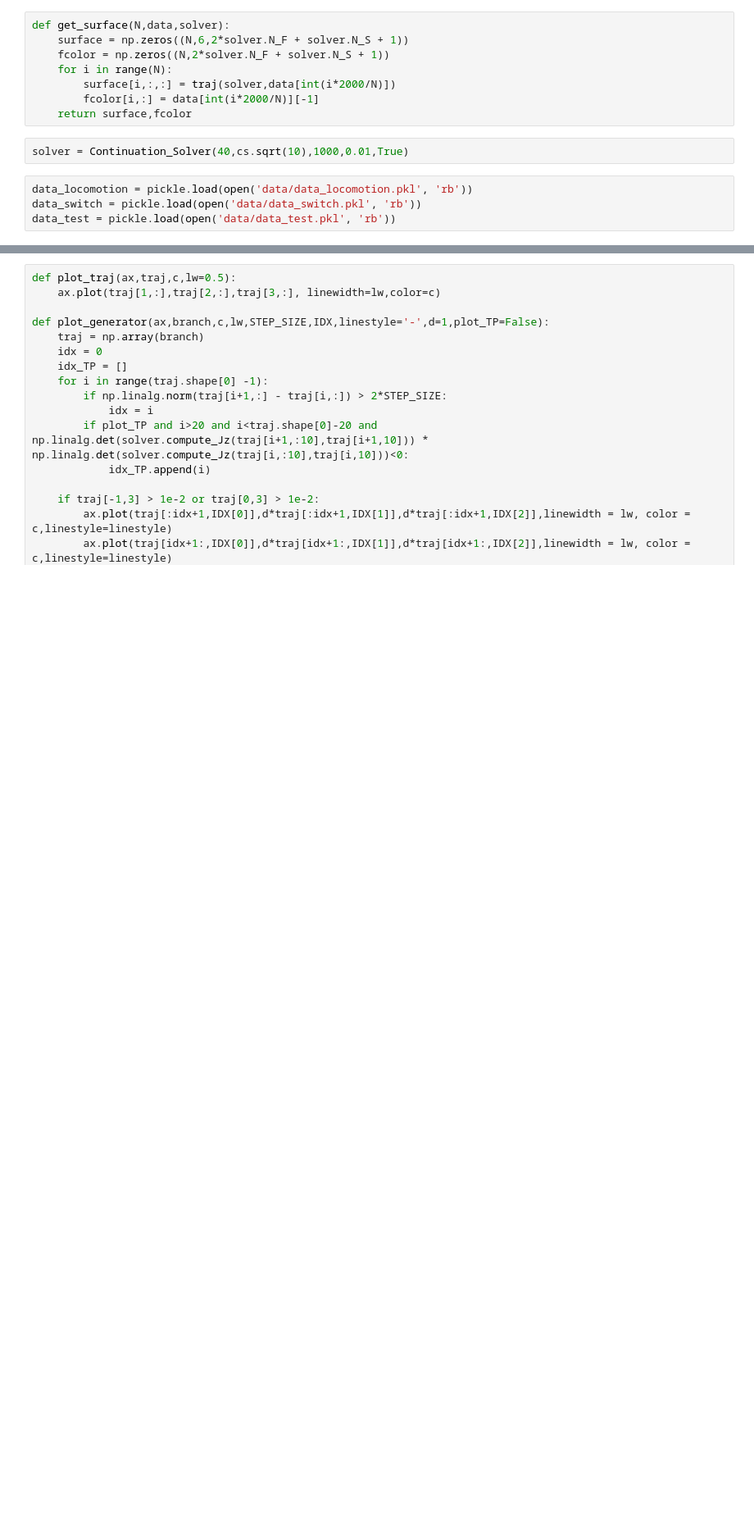
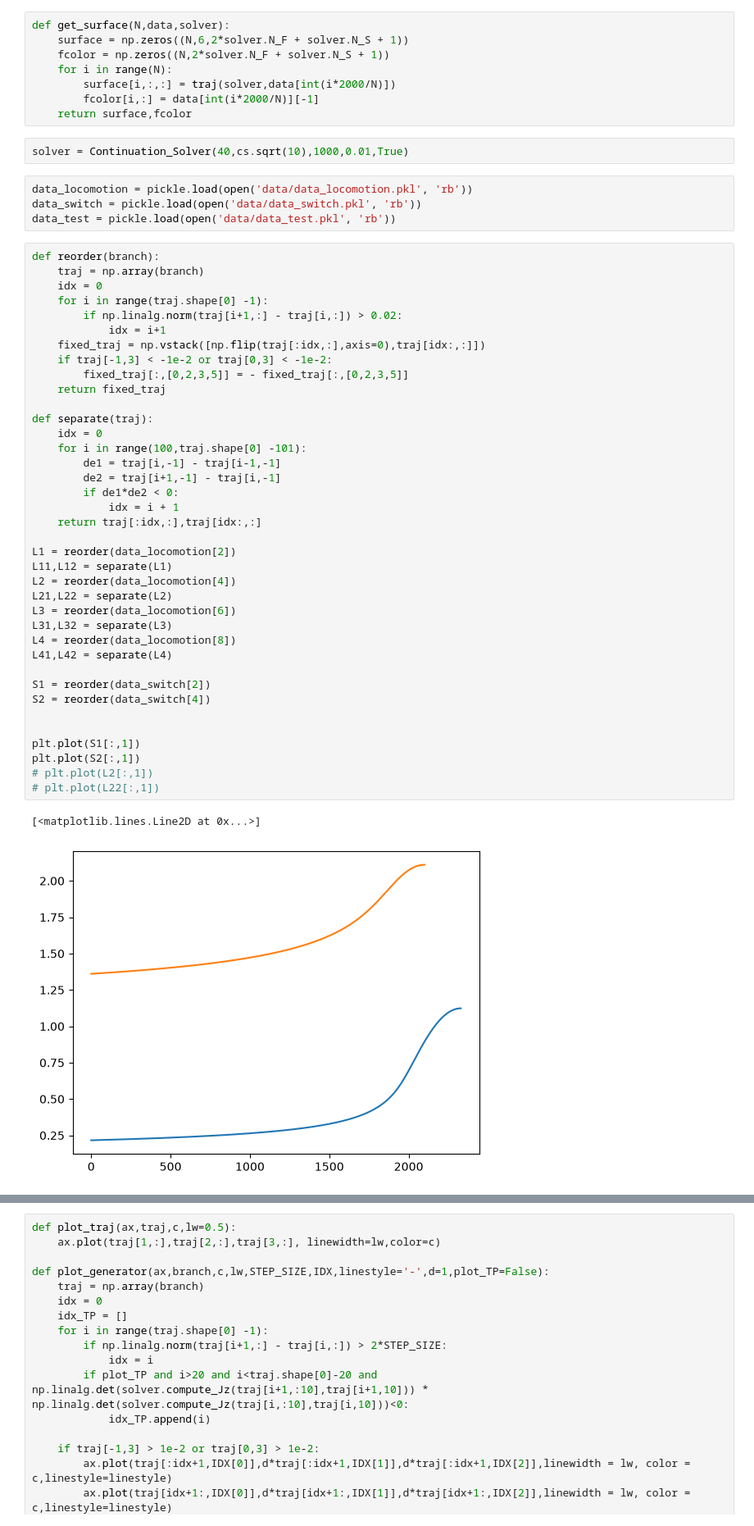
Before and after one commit to GLembrez/NMM-hopper, a Jupyter notebook: rendering.ipynb, the cells around one changed output, grey strips where cells are left out. Shown at 82% size. Cells and saved outputs as stored; diff of their text form; blank space fills up the shorter version.

```diff
--- a/rendering.ipynb
+++ b/rendering.ipynb
@@ -86,4 +104,45 @@ solver = Continuation_Solver(40,cs.sqrt(10),1000,0.01,True)
 data_locomotion = pickle.load(open('data/data_locomotion.pkl', 'rb'))
 data_switch = pickle.load(open('data/data_switch.pkl', 'rb'))
 data_test = pickle.load(open('data/data_test.pkl', 'rb'))
+# %%
+def reorder(branch):
+    traj = np.array(branch)
+    idx = 0
+    for i in range(traj.shape[0] -1):
+        if np.linalg.norm(traj[i+1,:] - traj[i,:]) > 0.02:
+            idx = i+1
+    fixed_traj = np.vstack([np.flip(traj[:idx,:],axis=0),traj[idx:,:]])
+    if traj[-1,3] < -1e-2 or traj[0,3] < -1e-2:
+        fixed_traj[:,[0,2,3,5]] = - fixed_traj[:,[0,2,3,5]]
+    return fixed_traj
+
+def separate(traj):
+    idx = 0
+    for i in range(100,traj.shape[0] -101):
+        de1 = traj[i,-1] - traj[i-1,-1]
+        de2 = traj[i+1,-1] - traj[i,-1]
+        if de1*de2 < 0:
+            idx = i + 1
+    return traj[:idx,:],traj[idx:,:]
+
+L1 = reorder(data_locomotion[2])
+L11,L12 = separate(L1)
+L2 = reorder(data_locomotion[4])
+L21,L22 = separate(L2)
+L3 = reorder(data_locomotion[6])
+L31,L32 = separate(L3)
+L4 = reorder(data_locomotion[8])
+L41,L42 = separate(L4)
+
+S1 = reorder(data_switch[2])
+S2 = reorder(data_switch[4])
+
+
+plt.plot(S1[:,1])
+plt.plot(S2[:,1])
+# plt.plot(L2[:,1])
+# plt.plot(L22[:,1])
+# %% [output]
+[<matplotlib.lines.Line2D at 0x...>]
+[figure, added]
 # %%
```
Also changed, not shown: parts of 9 cells of this notebook, 3 other files.
